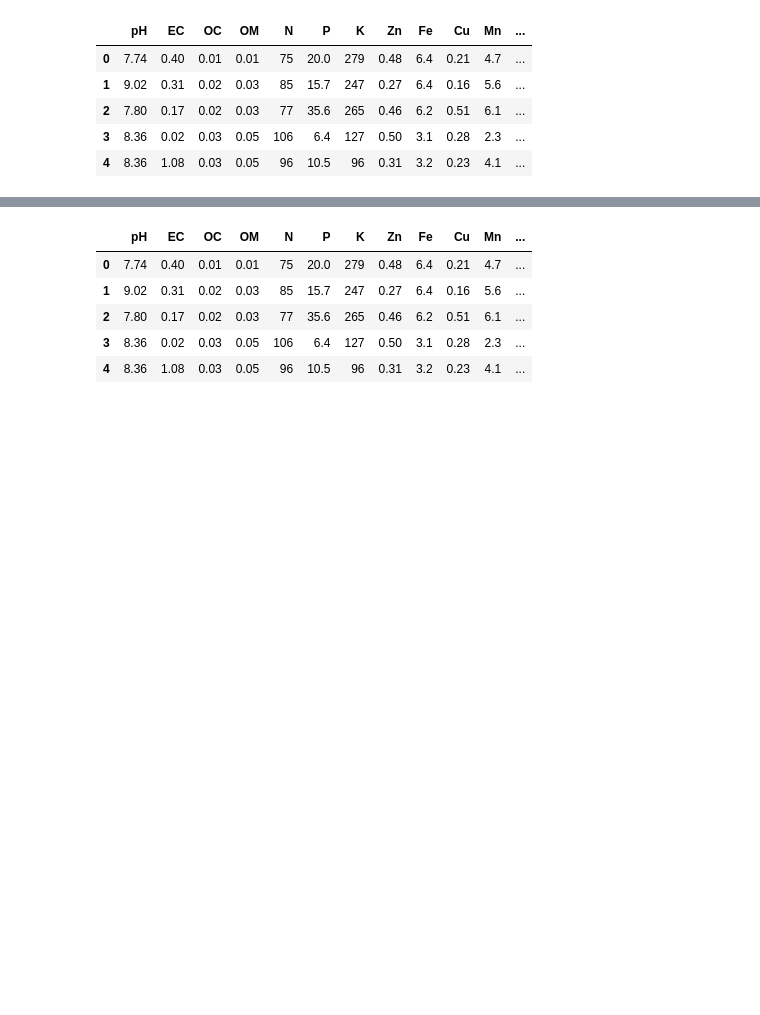
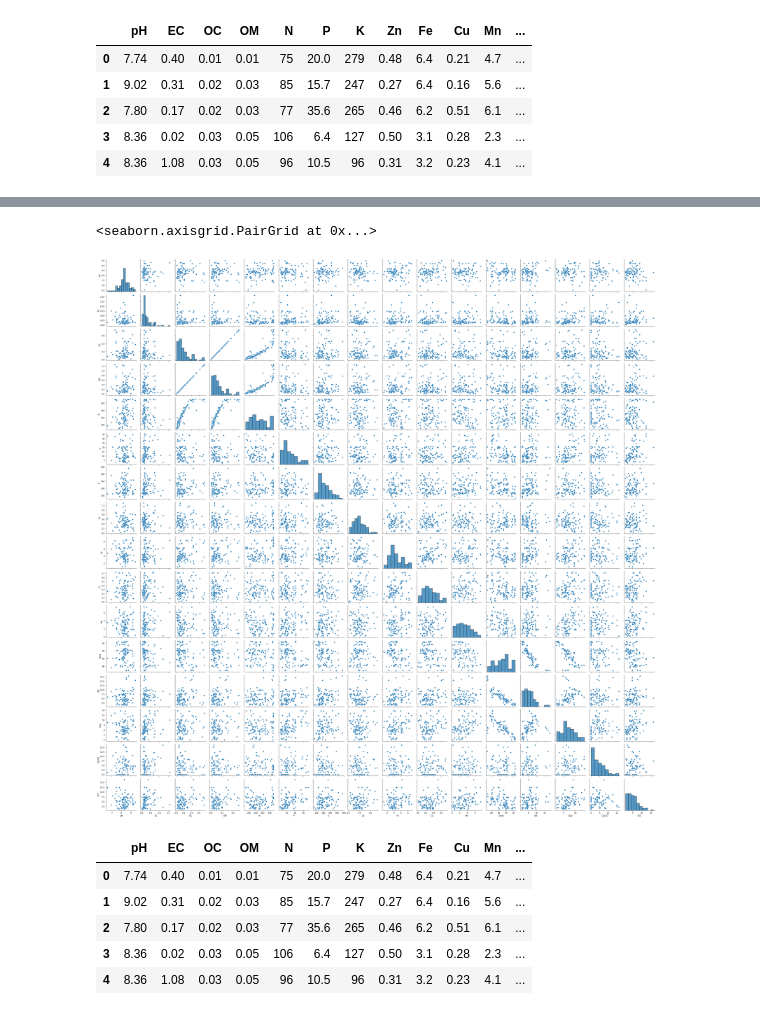
Before and after one commit to dushyantver/Project-Soil_fertility, a Jupyter notebook: soil_fertility.ipynb, the cells around one changed output, grey strips where cells are left out. Cells and saved outputs as stored; diff of their text form; code cells hidden in the pictures; blank space fills up the shorter version.

```diff
--- a/soil_fertility.ipynb
+++ b/soil_fertility.ipynb
@@ -143,5 +199,8 @@ sns.heatmap(x.corr())  # annot=True)
 # %%
-#sns.pairplot(x)
+sns.pairplot(x)
+# %% [output]
+<seaborn.axisgrid.PairGrid at 0x...>
+[figure, added]
 # %%
 # convert decision column as numerical value
 from sklearn.preprocessing import LabelEncoder
```
Also changed, not shown: parts of 73 cells of this notebook.
